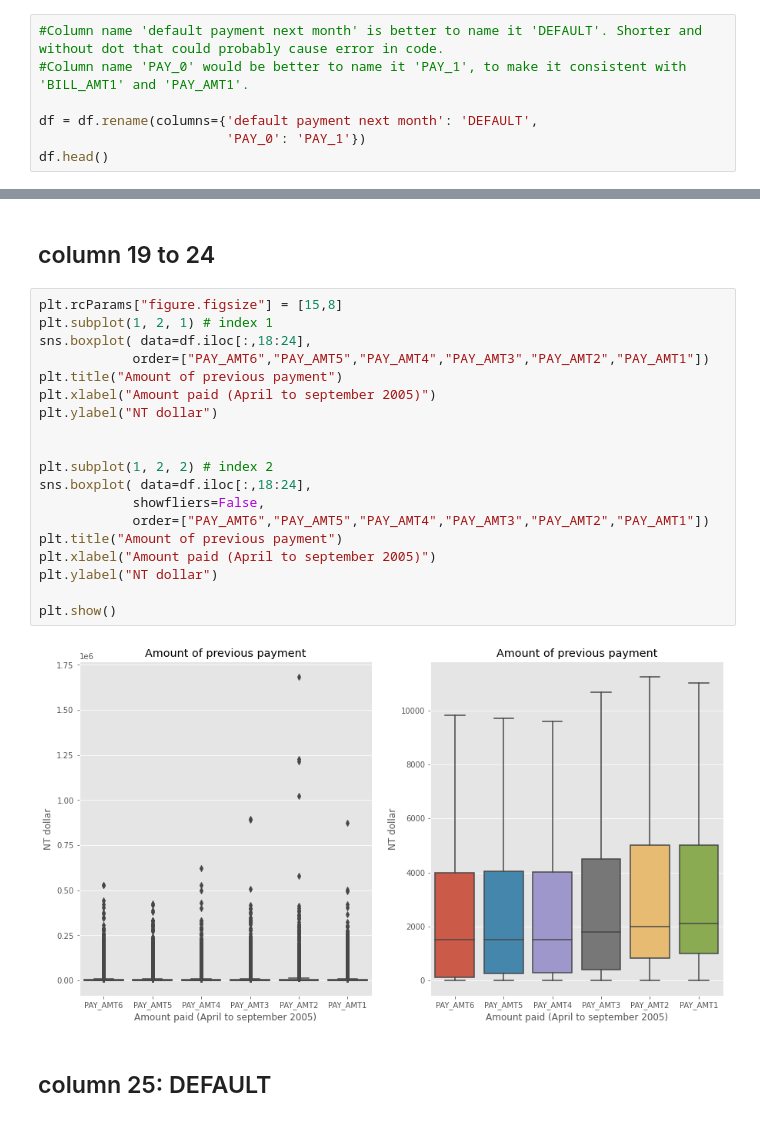
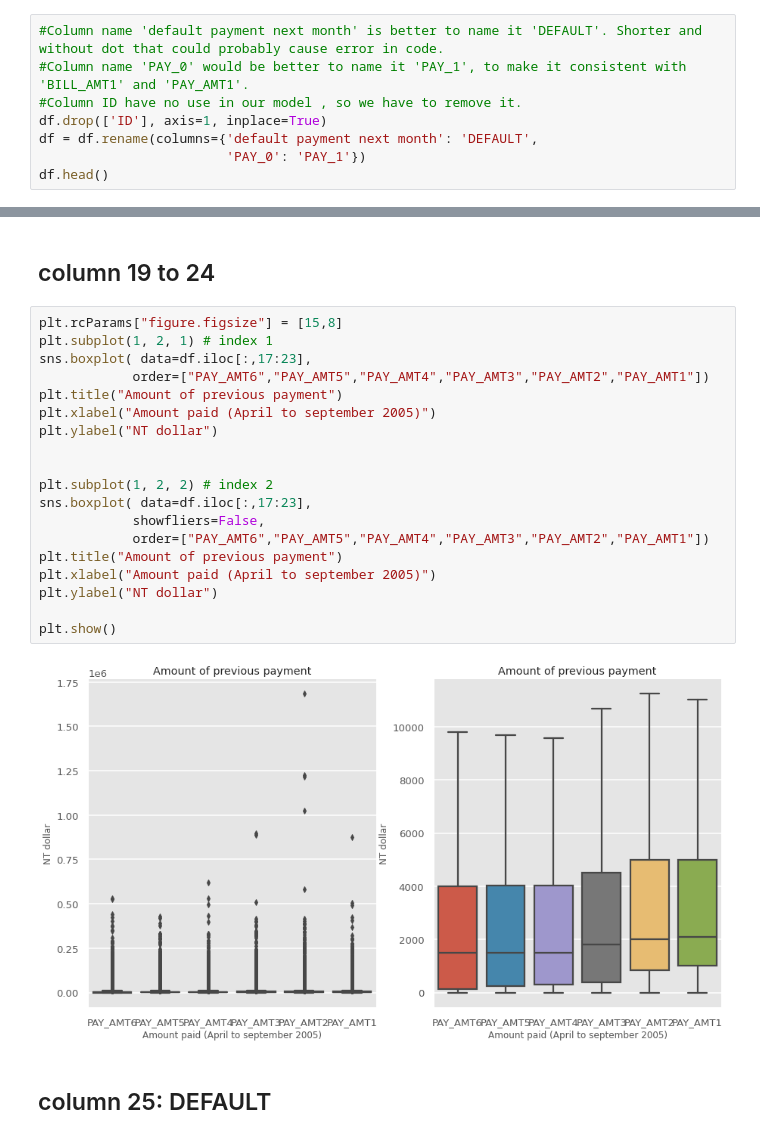
Before and after one commit to pranay2310/Credit-Card-Default-Prediction, a Jupyter notebook: Credit_Card_Default_Prediction_Capstone_Project.ipynb, the cells around one changed output, grey strips where cells are left out. Cells and saved outputs as stored; diff of their text form.

```diff
--- a/Credit_Card_Default_Prediction_Capstone_Project.ipynb
+++ b/Credit_Card_Default_Prediction_Capstone_Project.ipynb
@@ -96,7 +88,8 @@ EDUCATION [1, 2, 3, 4]
 # %%
 #Column name 'default payment next month' is better to name it 'DEFAULT'. Shorter and without dot that could probably cause error in code.
 #Column name 'PAY_0' would be better to name it 'PAY_1', to make it consistent with 'BILL_AMT1' and 'PAY_AMT1'.
-
+#Column ID have no use in our model , so we have to remove it.
+df.drop(['ID'], axis=1, inplace=True)
 df = df.rename(columns={'default payment next month': 'DEFAULT',
                         'PAY_0': 'PAY_1'})
 df.head()
@@ -316,24 +309,24 @@ plt.show()
 # %%
 plt.rcParams["figure.figsize"] = [15,8]
 plt.subplot(1, 2, 1) # index 1
-sns.boxplot( data=df.iloc[:,18:24],
+sns.boxplot( data=df.iloc[:,17:23],
             order=["PAY_AMT6","PAY_AMT5","PAY_AMT4","PAY_AMT3","PAY_AMT2","PAY_AMT1"])
 plt.title("Amount of previous payment")
 plt.xlabel("Amount paid (April to september 2005)")
 plt.ylabel("NT dollar")
 
 
 plt.subplot(1, 2, 2) # index 2
-sns.boxplot( data=df.iloc[:,18:24],
+sns.boxplot( data=df.iloc[:,17:23],
             showfliers=False,
             order=["PAY_AMT6","PAY_AMT5","PAY_AMT4","PAY_AMT3","PAY_AMT2","PAY_AMT1"])
 plt.title("Amount of previous payment")
 plt.xlabel("Amount paid (April to september 2005)")
 plt.ylabel("NT dollar")
 
 plt.show()
 # %% [output]
-[figure, old version]
+[figure, new version]
 # %% [markdown]
 ## column 25: DEFAULT
 # %%
```
Also changed, not shown: parts of 61 cells of this notebook.
